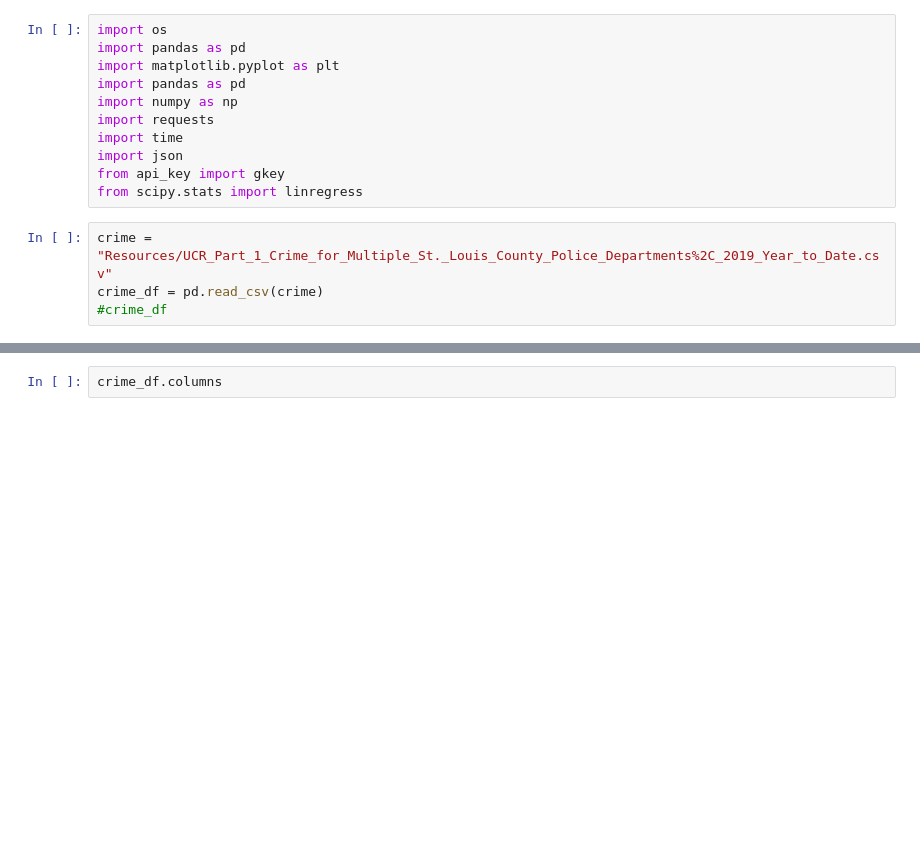
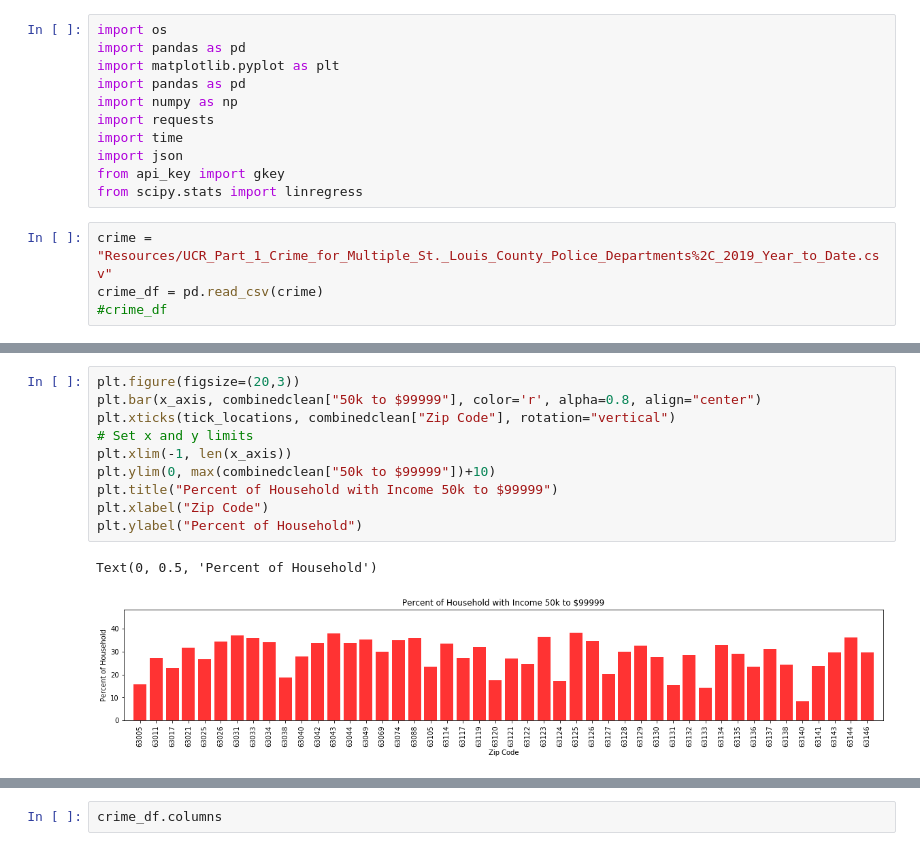
Before and after one commit to crchunn/DataVis-Proj1, a Jupyter notebook: Zipcode.ipynb, the cells around one changed output, grey strips where cells are left out. Saved outputs shown, nothing was run; the diff lists cells and outputs as text; blank space fills up the shorter version.

```diff
--- a/Zipcode.ipynb
+++ b/Zipcode.ipynb
@@ -15,0 +117,13 @@ crime_df = pd.read_csv(crime)
+# %%
+plt.figure(figsize=(20,3))
+plt.bar(x_axis, combinedclean["50k to $99999"], color='r', alpha=0.8, align="center")
+plt.xticks(tick_locations, combinedclean["Zip Code"], rotation="vertical")
+# Set x and y limits
+plt.xlim(-1, len(x_axis))
+plt.ylim(0, max(combinedclean["50k to $99999"])+10)
+plt.title("Percent of Household with Income 50k to $99999")
+plt.xlabel("Zip Code")
+plt.ylabel("Percent of Household")
+# %% [output]
+Text(0, 0.5, 'Percent of Household')
+[figure, added]
```
Also changed, not shown: parts of 32 cells of this notebook.
